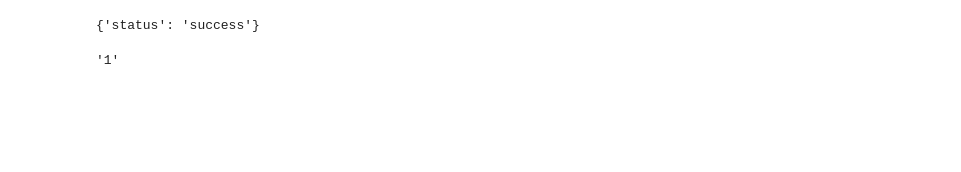
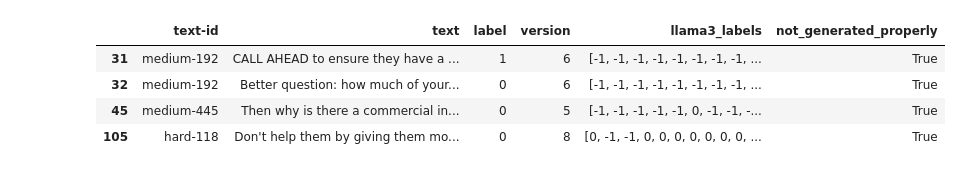
Before and after one commit to bnikolic2/Author-Style-Detection, a Jupyter notebook: ollama/llama3-instruct-8b-q4/llama3.ipynb, the cells around one changed output. Drawn from its saved outputs; the diff is of its cells as text; code cells hidden in the pictures; blank space fills up the shorter version.

```diff
--- a/ollama/llama3-instruct-8b-q4/llama3.ipynb
+++ b/ollama/llama3-instruct-8b-q4/llama3.ipynb
@@ -4,2 +5,2 @@ import pandas as pd
 # %%
-paragraphs_df = pd.read_csv('../../csvs/labels_per_paragraph.csv')
+paragraphs_df = pd.read_csv('../all_paragraphs.csv')
@@ -9,0 +7,12 @@ paragraphs_df['text'][0]
+# %%
+responses = []
+
+for t in tqdm(paragraphs_df['text']):
+    response_iteration = []
+    for _ in range(14):
+        response = ollama.generate(model='llama3-SCS', prompt=t)['response']
+        response_iteration.append(response)
+
+    responses.append(response_iteration)
+
+responses
@@ -9,0 +294,14 @@ paragraphs_df['text'][0]
+# %%
+def contains_minus_one(array):
+    contains = []
+    for sub_array in array:
+        if -1 in sub_array:
+            contains.append(True)
+        else:
+            contains.append(False)
+    return contains
+
+mask = contains_minus_one(responses)
+for i in range(len(mask)):
+    if mask[i] == True:
+        print(i)
@@ -9,0 +313,6 @@ paragraphs_df['text'][0]
+# %%
+paragraphs_df['llama3_labels'] = responses
+paragraphs_df['not_generated_properly'] = mask
+
+paragraphs_df.to_csv('llama3_prediction.csv', index=False)
+paragraphs_df
@@ -10 +333,9 @@ paragraphs_df['text'][0]
+# %%
+paragraphs_df.loc[paragraphs_df['not_generated_properly'] == True]
+# %% [output]
+|  | text-id | text | label | version | llama3_labels | not_generated_properly |
+| 31 | medium-192 | CALL AHEAD to ensure they have a ... | 1 | 6 | [-1, -1, -1, -1, -1, -1, -1, -1, ... | True |
+| 32 | medium-192 | Better question: how much of your... | 0 | 6 | [-1, -1, -1, -1, -1, -1, -1, -1, ... | True |
+| 45 | medium-445 | Then why is there a commercial in... | 0 | 5 | [-1, -1, -1, -1, -1, 0, -1, -1, -... | True |
+| 105 | hard-118 | Don't help them by giving them mo... | 0 | 8 | [0, -1, -1, 0, 0, 0, 0, 0, 0, 0, ... | True |
 # %%
@@ -21,8 +356,3 @@ You are simulating work of a function. You can only response by generating one 0
-# %%
-ollama.create(model='llama3-SCS', modelfile=modelfile)
-# %% [output]
-{'status': 'success'}
 # %%
+# Sample of how to generate response from LLM
 ollama.generate(model='llama3-SCS', prompt='Due to the overreach on the initial layoffs, current Twitter employees are in a pretty empowered position right now. Twitter is sinking and Elon removed the majority of the bilge pumps along with most people who know how to run the boat. He needs every hand on deck and can’t afford to fire people giving 80% and telling him to fuck off from his return to the office edict. Curious to see how many return.\nI used to be in Pharmacy. Then I did a research project about their markups, especially in the US I was appalled.')['response']
-# %% [output]
-'1'
```
Also changed, not shown: parts of 11 cells of this notebook, 12 other files.
